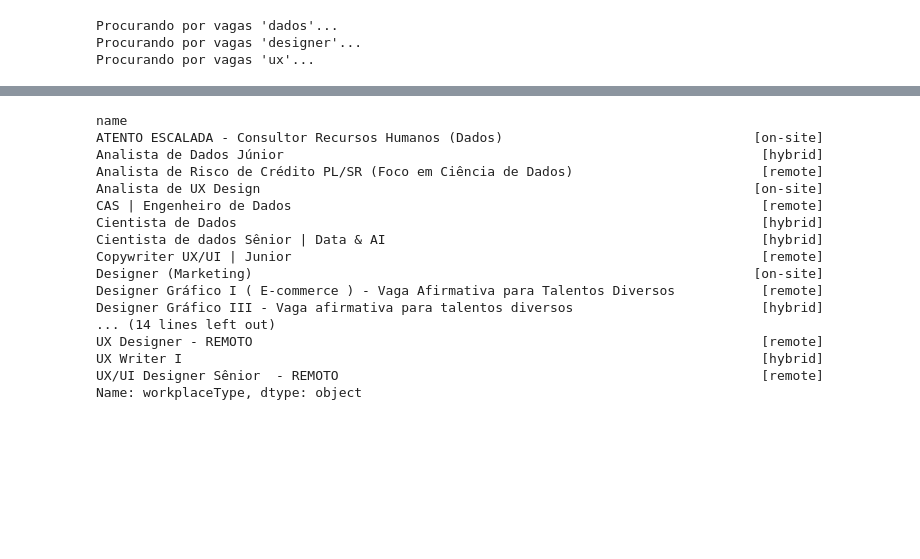
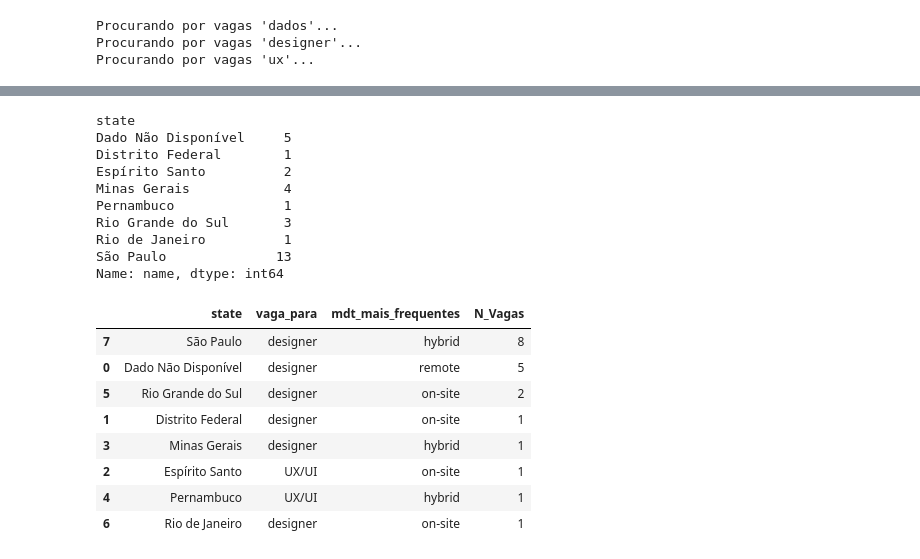
Before and after one commit to ht-yarll/gupy_api, a Jupyter notebook: test.ipynb, the cells around one changed output, grey strips where cells are left out. Saved outputs shown, nothing was run; the diff lists cells and outputs as text; code cells hidden in the pictures; blank space fills up the shorter version.

```diff
--- a/test.ipynb
+++ b/test.ipynb
@@ -34,4 +36,7 @@ Procurando por vagas 'ux'...
 # Unindo os Dataframes
 df_vagas_list = [df_vagas_dados, df_vagas_designer, df_vagas_ux]
 df_vagas = pd.concat(df_vagas_list)
-df_vagas
+df_vagas = (df_vagas
+ .reset_index()
+ .replace(r'^\s*$', 'Dado Não Disponível', regex=True)
+ )
@@ -56,22 +43,16 @@ df_vagas
 # %%
 (df_vagas
- .groupby('name')['workplaceType'].unique()
+ .groupby('state')['name']
+ .count()
      )
 # %% [output]
-name
-ATENTO ESCALADA - Consultor Recursos Humanos (Dados)                                [on-site]
-Analista de Dados Júnior                                                             [hybrid]
-Analista de Risco de Crédito PL/SR (Foco em Ciência de Dados)                        [remote]
-Analista de UX Design                                                               [on-site]
-CAS | Engenheiro de Dados                                                            [remote]
-Cientista de Dados                                                                   [hybrid]
-Cientista de dados Sênior | Data & AI                                                [hybrid]
-Copywriter UX/UI | Junior                                                            [remote]
-Designer (Marketing)                                                                [on-site]
-Designer Gráfico I ( E-commerce ) - Vaga Afirmativa para Talentos Diversos           [remote]
-Designer Gráfico III - Vaga afirmativa para talentos diversos                        [hybrid]
-... (14 lines left out)
-UX Designer - REMOTO                                                                 [remote]
-UX Writer I                                                                          [hybrid]
-UX/UI Designer Sênior  - REMOTO                                                      [remote]
-Name: workplaceType, dtype: object
+state
+Dado Não Disponível     5
+Distrito Federal        1
+Espírito Santo          2
+Minas Gerais            4
+Pernambuco              1
+Rio Grande do Sul       3
+Rio de Janeiro          1
+São Paulo              13
+Name: name, dtype: int64
@@ -77,0 +67,24 @@ Name: workplaceType, dtype: object
+# %%
+df_vagas_consolidado = (
+    df_vagas
+    .groupby('state')
+    .agg(
+        vaga_para = ('name', lambda x: check_category(x.iloc[0])),
+        mdt_mais_frequentes = ('workplaceType', pd.Series.mode),
+        N_Vagas = ('state', 'count'),
+    )
+    .reset_index()
+    .sort_values('N_Vagas', ascending=False)
+)
+
+df_vagas_consolidado
+# %% [output]
+|  | state | vaga_para | mdt_mais_frequentes | N_Vagas |
+| 7 | São Paulo | designer | hybrid | 8 |
+| 0 | Dado Não Disponível | designer | remote | 5 |
+| 5 | Rio Grande do Sul | designer | on-site | 2 |
+| 1 | Distrito Federal | designer | on-site | 1 |
+| 3 | Minas Gerais | designer | hybrid | 1 |
+| 2 | Espírito Santo | UX/UI | on-site | 1 |
+| 4 | Pernambuco | UX/UI | hybrid | 1 |
+| 6 | Rio de Janeiro | designer | on-site | 1 |
```
Also changed, not shown: parts of 5 cells of this notebook, 3 other files.
